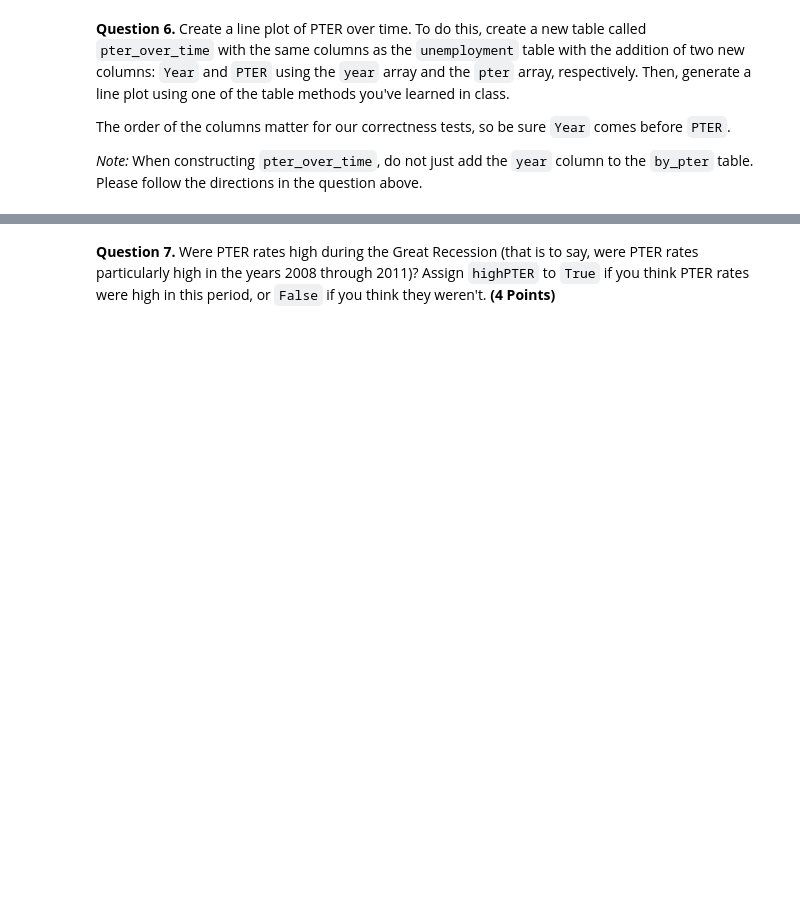
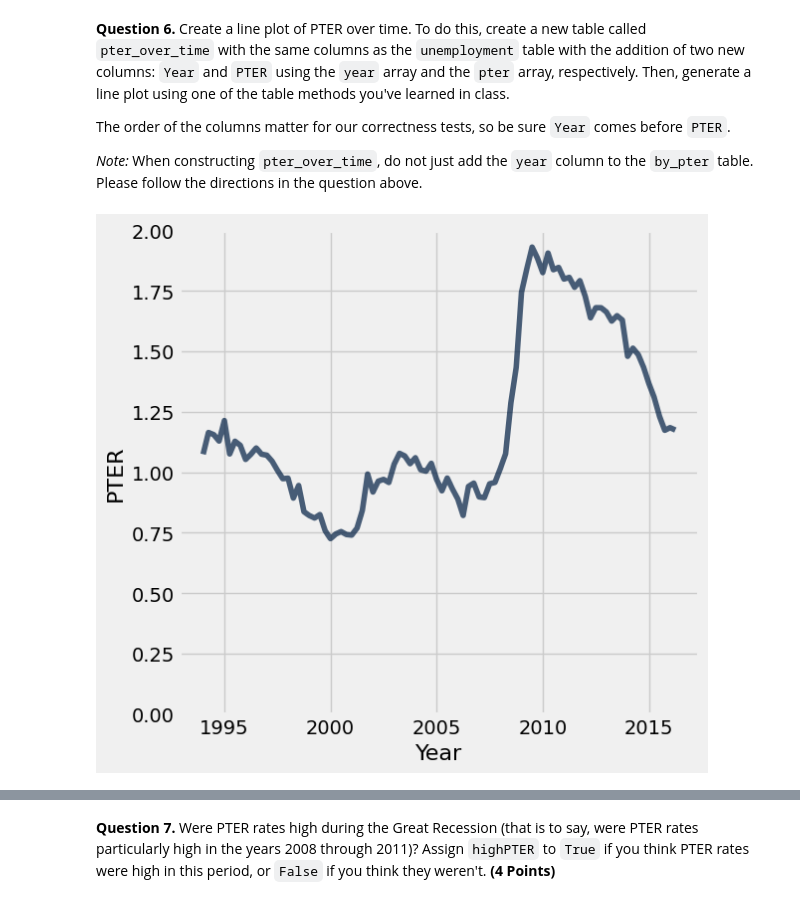
Before and after one commit to Jadenwill075/Intro-to-Data-Analytics, a Jupyter notebook: hw03.ipynb, the cells around one changed output, grey strips where cells are left out. Cells and saved outputs as stored; diff of their text form; code cells hidden in the pictures; blank space fills up the shorter version.

```diff
--- a/hw03.ipynb
+++ b/hw03.ipynb
@@ -124,6 +124,6 @@ Compute an array containing the percentage of people who were PTER in each quart
 
 *Note:* Use the original `unemployment` table for this.
 # %%
-pter = make_array(unemployment)
+pter = unemployment.column('NEI-PTER')-unemployment.column('NEI')
 pter
 # %% [output]
@@ -157,0 +151,3 @@ by_pter
+# %%
+by_pter = unemployment.with_columns("PTER", pter).sort("PTER",descending=True)
+by_pter
@@ -165,8 +176,10 @@ The order of the columns matter for our correctness tests, so be sure `Year` com
 *Note:* When constructing `pter_over_time`, do not just add the `year` column to the `by_pter` table. Please follow the directions in the question above.
 # %%
 year = 1994 + np.arange(by_pter.num_rows)/4
-pter_over_time = ...
-...
+pter_over_time = unemployment.with_columns('Year', year,'PTER', pter)
+pter_over_time.plot('Year', 'PTER')
 plt.ylim(0,2); # Do not change this line
+# %% [output]
+[figure, added]
 # %%
 grader.check("q1_6")
```
Also changed, not shown: parts of 38 cells of this notebook, 2 other files.
